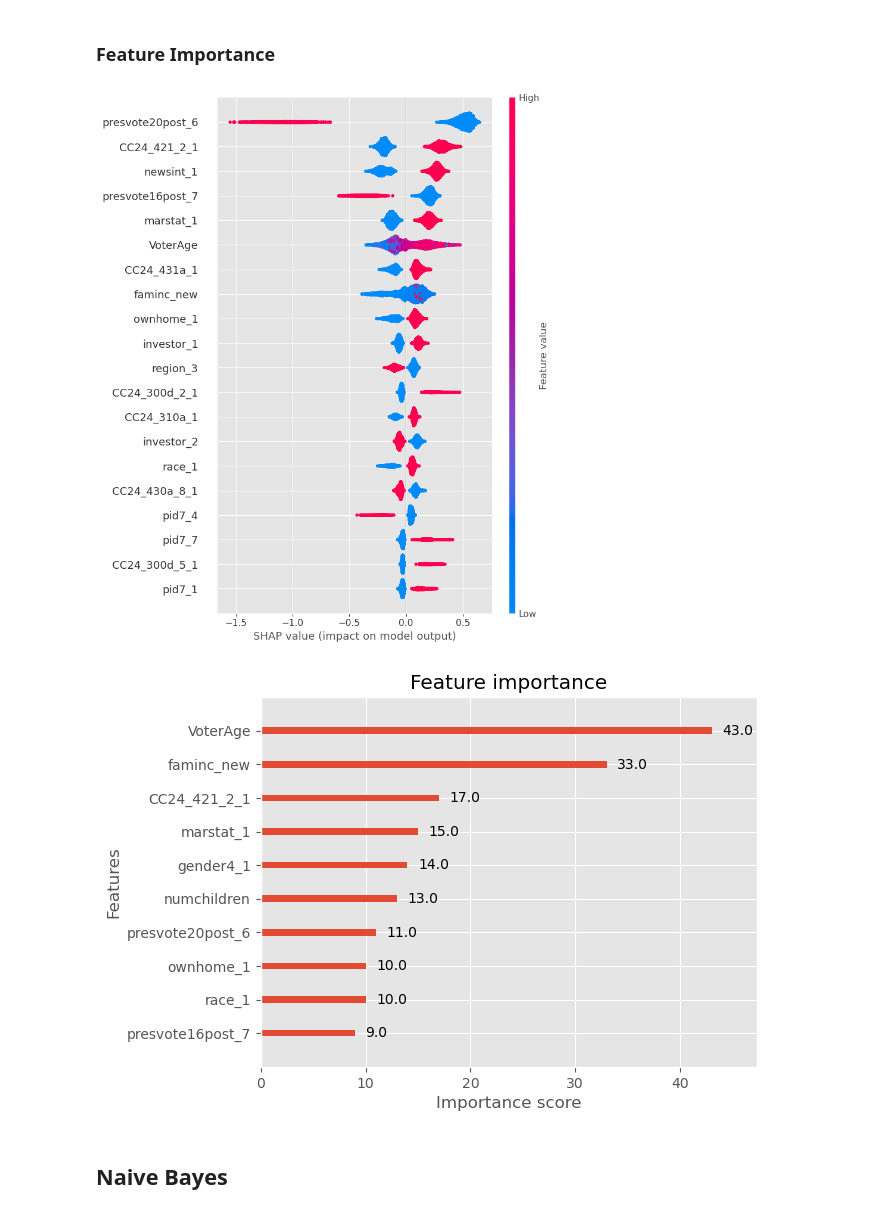
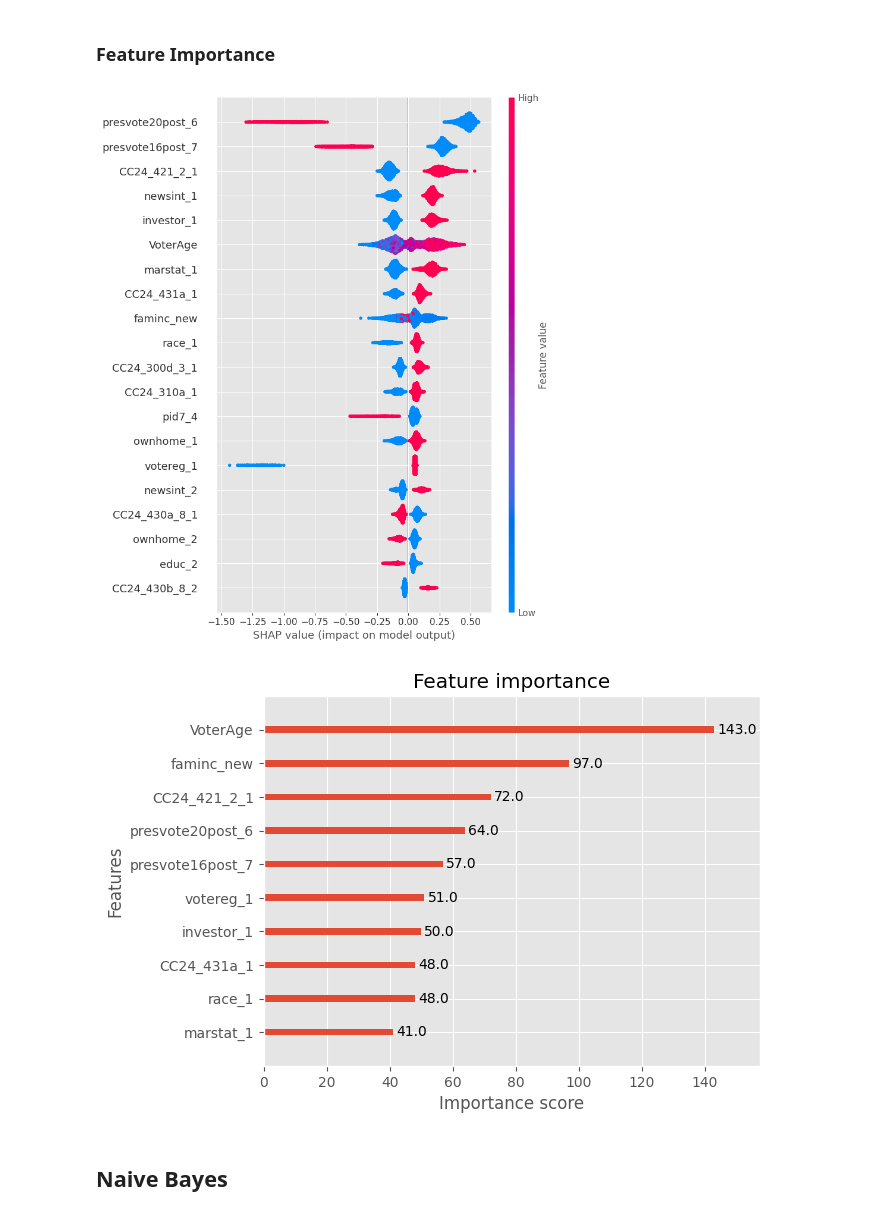
Before and after one commit to agtrinidad/s26-hnz-voter-predictors, a Jupyter notebook: s26_midterm_project_g17.ipynb, the cells around one changed output. Saved outputs shown, nothing was run; the diff lists cells and outputs as text; code cells hidden in the pictures.

Commit message:
XGBoost as final model

```diff
--- a/s26_midterm_project_g17.ipynb
+++ b/s26_midterm_project_g17.ipynb
@@ -183,3 +205,13 @@ def perf_output(g_model, set_X, set_y, mname = "Model"):
+# %%
+# For results collection
+results_df = pd.DataFrame(columns=["model",
+                                       "accuracy",
+                                       "roc-auc",
+                                       "weightedF1",
+                                       "minorityF1"])
+
+# For Optuna reproducibility
+opt_sampler = TPESampler(seed=42)
 # %%
 # Index of all columns within the original dataset, pre-trimming
 
@@ -1437,7 +1469,7 @@ def xgb_objective(trial):
     return score
 # %%
 # Using Optuna to hyperparamter tune for XGBoost
-xgb_study = optuna.create_study(study_name="xgboost_study", direction='maximize')
-xgb_study.optimize(xgb_objective, n_trials=80, show_progress_bar=True, n_jobs=-1)
+xgb_study = optuna.create_study(study_name="xgboost_study", direction='maximize', sampler=opt_sampler)
+xgb_study.optimize(xgb_objective, n_trials=100, show_progress_bar=True, n_jobs=-1)
 xgb_best_params = xgb_study.best_params
 # %% [output]
@@ -1520,11 +1552,11 @@ shap_values = explainer(X_test)
 shap_values.feature_names = X_processed.columns
 shap.summary_plot(shap_values, X_test)
 # %% [output]
-[figure, old version]
+[figure, new version]
 # %%
 # XGBoost Internal Feature Importance
-xgb_model.get_booster().feature_names = list(X_processed.columns)
-plot_importance(xgb_model, max_num_features=10)
+hyper_xgb.get_booster().feature_names = list(X_processed.columns)
+plot_importance(hyper_xgb, max_num_features=10)
 plt.show()
 # %% [output]
-[figure, old version]
+[figure, new version]
```
Also changed, not shown: parts of 56 cells of this notebook, 6 other files.
